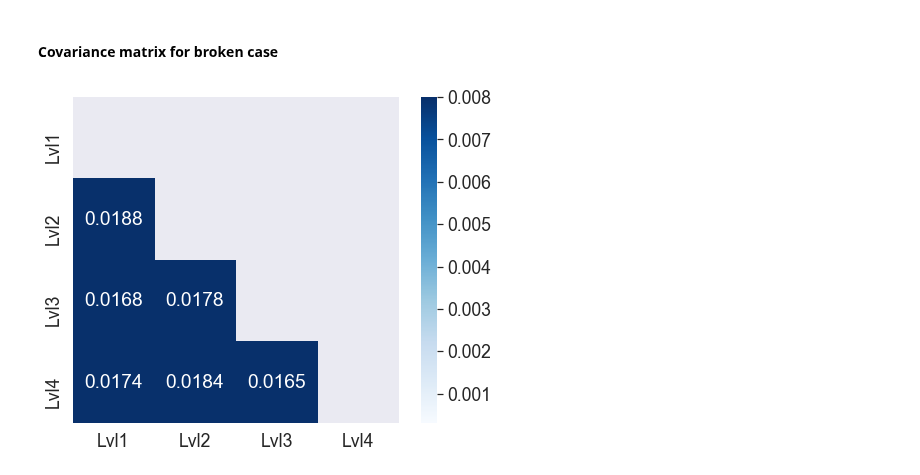
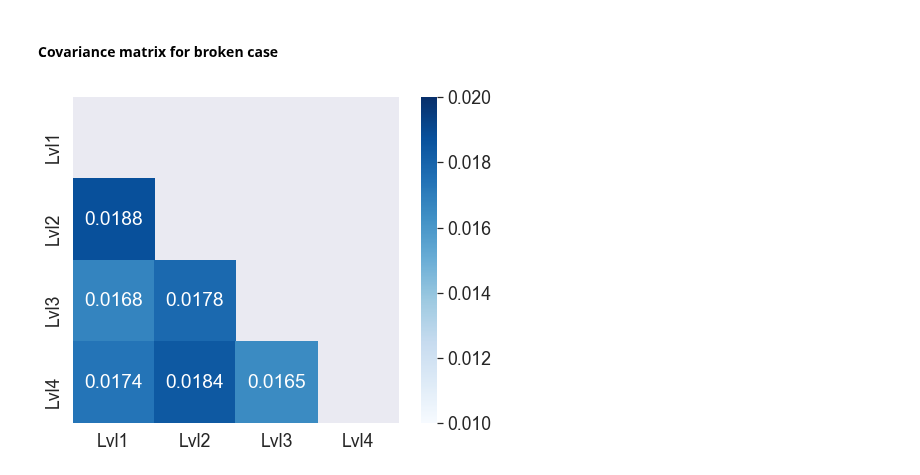
Before and after one commit to ihmeuw-msca/CorrelationCorrection, a Jupyter notebook: GL_example.ipynb, the cells around one changed output. Saved outputs shown, nothing was run; the diff lists cells and outputs as text; code cells hidden in the pictures.

```diff
--- a/GL_example.ipynb
+++ b/GL_example.ipynb
@@ -296,14 +296,14 @@ A_alc, B_alc, a0_alc, b0_alc = alcohol_data.convexProgram()
 # %%
 C4 = covariance_matrix(A_alc,B_alc,a0_alc,b0_alc,vx)
 mask = np.triu(np.ones_like(C4, dtype=bool))  # Mask for the upper triangle
 
 plt.figure(figsize=(8, 6))
 sns.set(font_scale=1.6)
 sns.heatmap(C4, annot=True, fmt=".4f", mask=mask, cmap='Blues', cbar=True, square=True,
             xticklabels=[f'Lvl{i+1}' for i in range(4)],
-            yticklabels=[f'Lvl{i+1}' for i in range(4)], vmin=.0003,vmax=0.008)
+            yticklabels=[f'Lvl{i+1}' for i in range(4)], vmin=.01,vmax=0.02)
 # plt.title('Upper Triangle of Covariance Matrix--Solved Hamling')
 plt.savefig("images/GL_break_work.png")
 plt.show()
 # %% [output]
-[figure, old version]
+[figure, new version]
```
Also changed, not shown: parts of 1 cell of this notebook, 4 other files.
